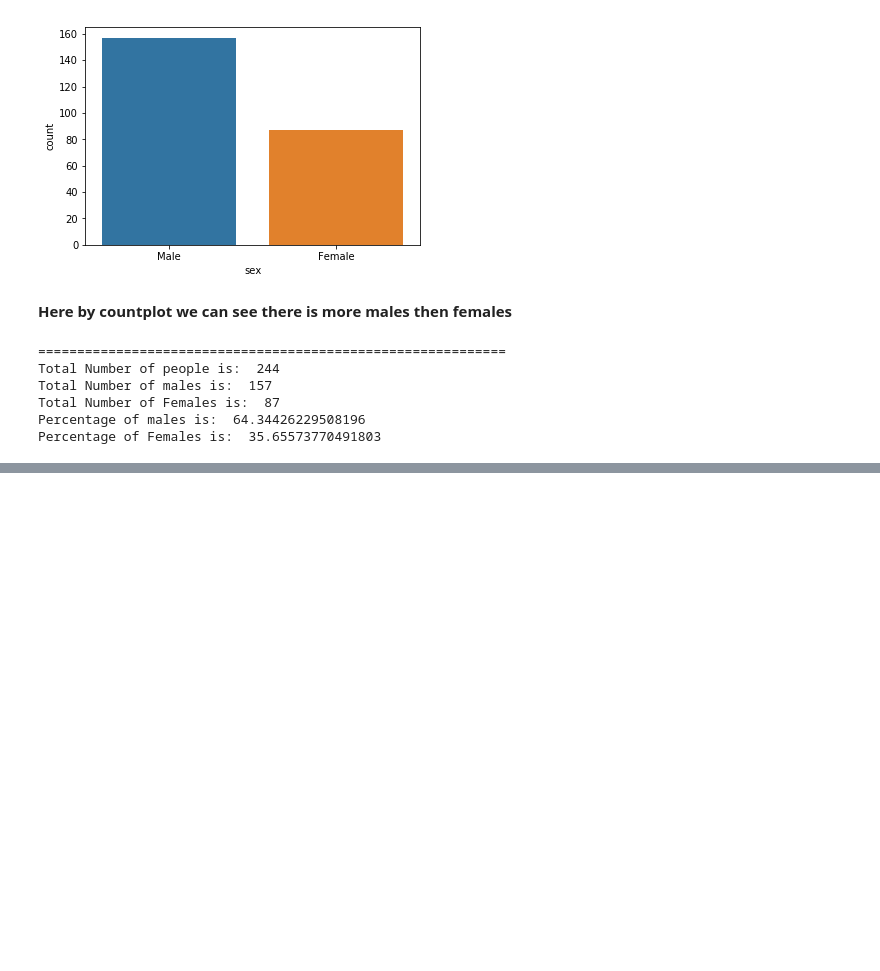
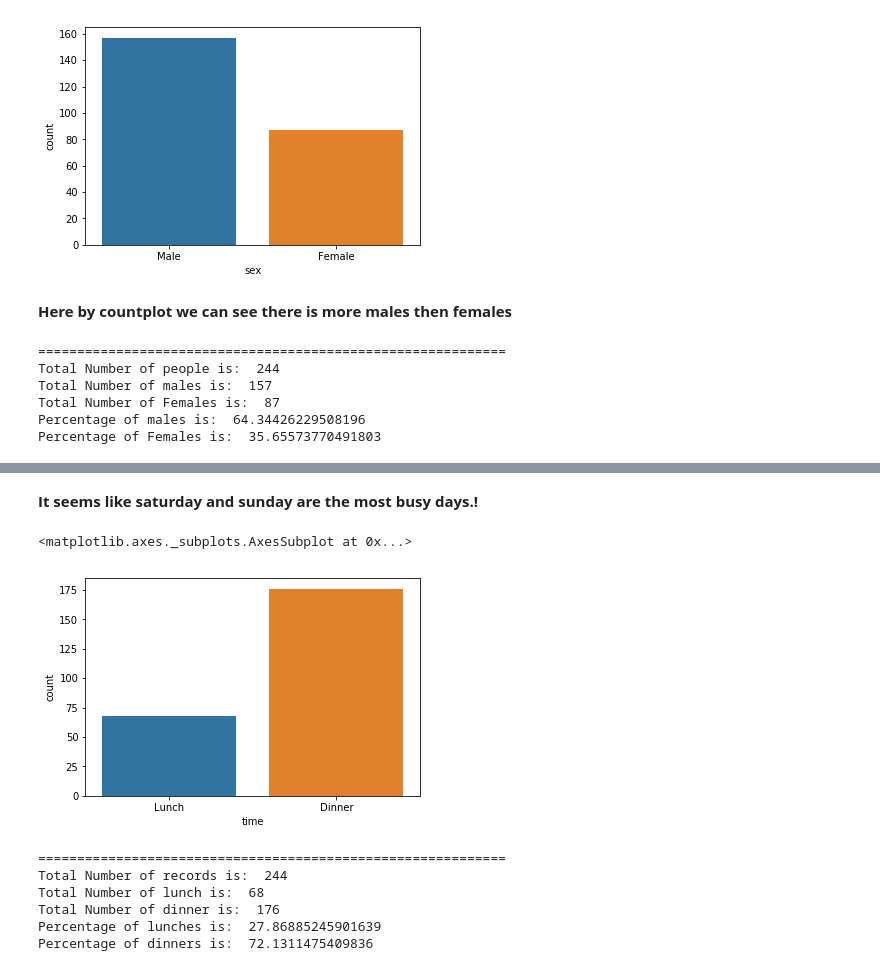
Before and after one commit to FahadAliK/Data-Analysis-, a Jupyter notebook: Seaborn Tip Data.ipynb, the cells around one changed output, grey strips where cells are left out. Saved outputs shown, nothing was run; the diff lists cells and outputs as text; code cells hidden in the pictures; blank space fills up the shorter version.

```diff
--- a/Seaborn Tip Data.ipynb
+++ b/Seaborn Tip Data.ipynb
@@ -99,0 +148,21 @@ Percentage of Females is:  35.65573770491803
+# %% [markdown]
+**It seems like saturday and sunday are the most busy days.!**
+# %%
+sns.countplot(df['time'])
+# %% [output]
+<matplotlib.axes._subplots.AxesSubplot at 0x...>
+[figure, added]
+# %%
+print("============================================================")
+print("Total Number of records is: ", df['time'].count())
+print("Total Number of lunch is: ", (df['time'] == "Lunch").sum())
+print("Total Number of dinner is: ", (df['time'] == "Dinner").sum())
+print("Percentage of lunches is: ", (df['time'] == "Lunch").sum() / df['time'].count() * 100)
+print("Percentage of dinners is: ", (df['time'] == "Dinner").sum() / df['time'].count() * 100)
+# %% [output]
+============================================================
+Total Number of records is:  244
+Total Number of lunch is:  68
+Total Number of dinner is:  176
+Percentage of lunches is:  27.86885245901639
+Percentage of dinners is:  72.1311475409836
```
Also changed, not shown: parts of 8 cells of this notebook.
